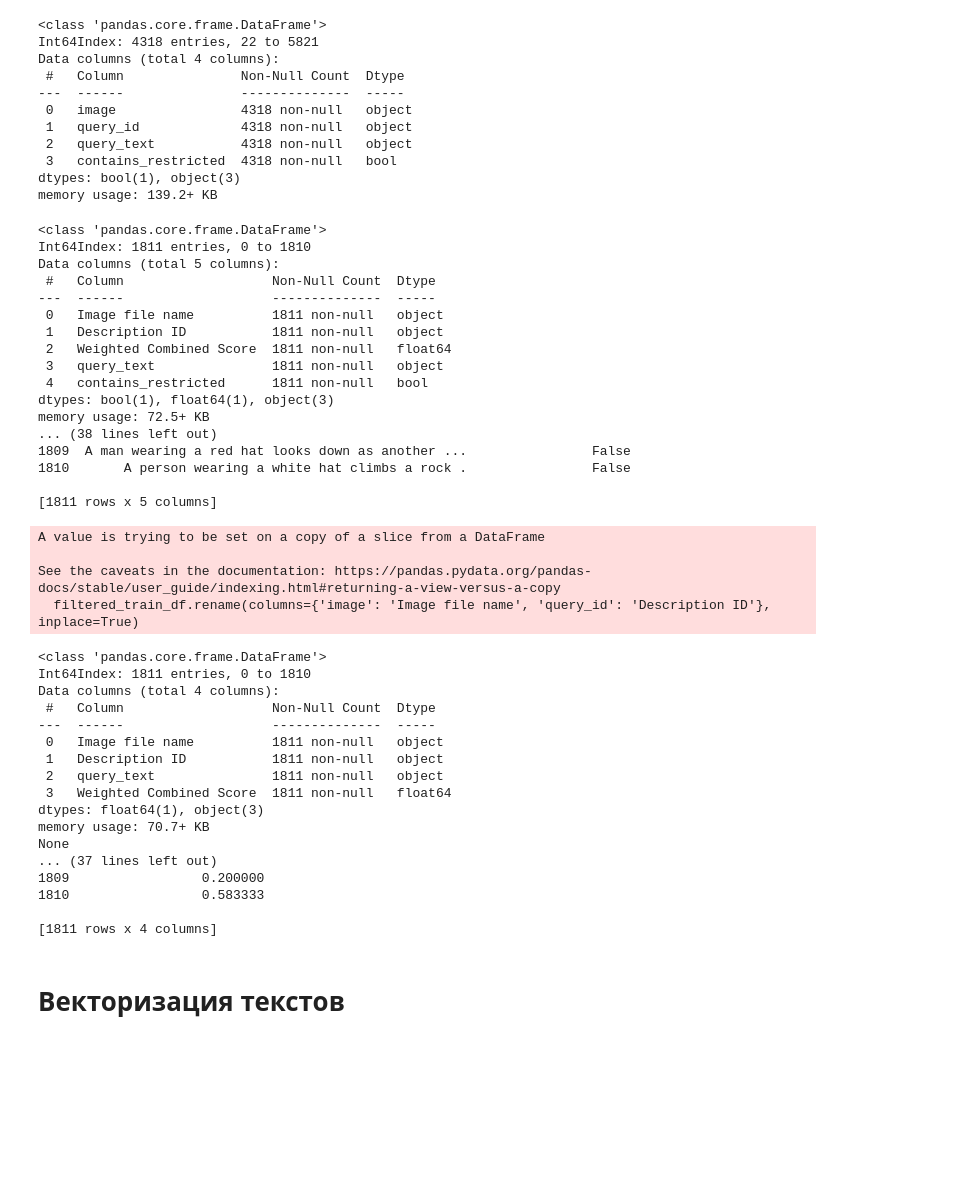
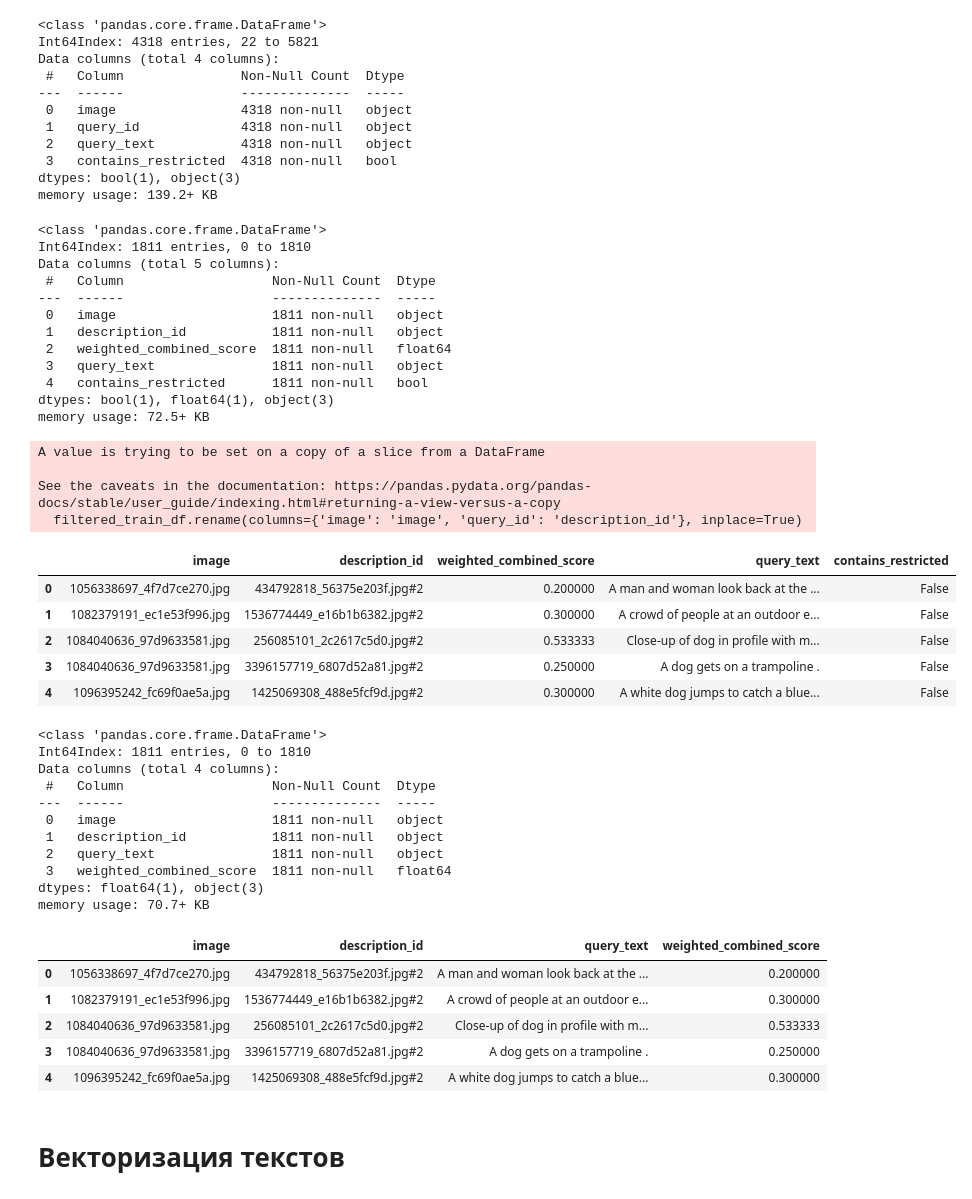
Before and after one commit to GasimV/Text-Image-Matching, a Jupyter notebook: text_image_matching.ipynb, the cells around one changed output. Saved outputs shown, nothing was run; the diff lists cells and outputs as text; code cells hidden in the pictures; blank space fills up the shorter version.

```diff
--- a/text_image_matching.ipynb
+++ b/text_image_matching.ipynb
@@ -304,13 +303,13 @@ score_description, unique_images, unique_descriptions
 # Проверка данных
 # %%
 # Загрузим датасет
-file_path = '/content/drive/My Drive/train_dataset.csv'
+file_path = os.path.join(DATA_PATH, 'train_dataset.csv')
 train_dataset = pd.read_csv(file_path)
 
 # Отобразим первые несколько строк набора данных и его основную информацию.
-print(train_dataset.info())
+train_dataset.info()
 print()
-print(train_dataset.head())
+display(train_dataset.head())
 # %% [output]
 <class 'pandas.core.frame.DataFrame'>
 RangeIndex: 5822 entries, 0 to 5821
@@ -380,61 +372,62 @@ dtypes: bool(1), object(3)
 memory usage: 139.2+ KB
 # %%
 # Шаг 1. Переименуем столбцы в filtered_train_df, чтобы они соответствовали annotations_df.
-filtered_train_df.rename(columns={'image': 'Image file name', 'query_id': 'Description ID'}, inplace=True)
+filtered_train_df.rename(columns={'image': 'image', 'query_id': 'description_id'}, inplace=True)
 
 # Шаг 2. Объединим annotations_df с filtered_train_df
-pre_train_df = pd.merge(annotations_df, filtered_train_df, on=['Image file name', 'Description ID'])
+pre_train_df = pd.merge(annotations_df, filtered_train_df, on=['image', 'description_id'])
 
 # Проверка результата
-print(pre_train_df.info())
+pre_train_df.info()
 print()
-print(pre_train_df)
+display(pre_train_df.head())
 # %% [output]
 <class 'pandas.core.frame.DataFrame'>
 Int64Index: 1811 entries, 0 to 1810
 Data columns (total 5 columns):
  #   Column                   Non-Null Count  Dtype
 ---  ------                   --------------  -----
- 0   Image file name          1811 non-null   object
- 1   Description ID           1811 non-null   object
- 2   Weighted Combined Score  1811 non-null   float64
+ 0   image                    1811 non-null   object
+ 1   description_id           1811 non-null   object
+ 2   weighted_combined_score  1811 non-null   float64
  3   query_text               1811 non-null   object
  4   contains_restricted      1811 non-null   bool
 dtypes: bool(1), float64(1), object(3)
 memory usage: 72.5+ KB
-... (38 lines left out)
-1809  A man wearing a red hat looks down as another ...                False
-1810       A person wearing a white hat climbs a rock .                False
-
-[1811 rows x 5 columns]
 A value is trying to be set on a copy of a slice from a DataFrame
 
 See the caveats in the documentation: https://pandas.pydata.org/pandas-docs/stable/user_guide/indexing.html#returning-a-view-versus-a-copy
-  filtered_train_df.rename(columns={'image': 'Image file name', 'query_id': 'Description ID'}, inplace=True)
+  filtered_train_df.rename(columns={'image': 'image', 'query_id': 'description_id'}, inplace=True)
+|  | image | description_id | weighted_combined_score | query_text | contains_restricted |
+| 0 | 1056338697_4f7d7ce270.jpg | 434792818_56375e203f.jpg#2 | 0.200000 | A man and woman look back at the ... | False |
+| 1 | 1082379191_ec1e53f996.jpg | 1536774449_e16b1b6382.jpg#2 | 0.300000 | A crowd of people at an outdoor e... | False |
+| 2 | 1084040636_97d9633581.jpg | 256085101_2c2617c5d0.jpg#2 | 0.533333 | Close-up of dog in profile with m... | False |
+| 3 | 1084040636_97d9633581.jpg | 3396157719_6807d52a81.jpg#2 | 0.250000 | A dog gets on a trampoline . | False |
+| 4 | 1096395242_fc69f0ae5a.jpg | 1425069308_488e5fcf9d.jpg#2 | 0.300000 | A white dog jumps to catch a blue... | False |
 # %%
-pre_train_df = pre_train_df[['Image file name', 'Description ID',
-                             'query_text', 'Weighted Combined Score']]
-print(pre_train_df.info())
+pre_train_df = pre_train_df[['image', 'description_id',
+                             'query_text', 'weighted_combined_score']]
+pre_train_df.info()
 print()
-print(pre_train_df)
+display(pre_train_df.head())
 # %% [output]
 <class 'pandas.core.frame.DataFrame'>
 Int64Index: 1811 entries, 0 to 1810
 Data columns (total 4 columns):
  #   Column                   Non-Null Count  Dtype
 ---  ------                   --------------  -----
- 0   Image file name          1811 non-null   object
- 1   Description ID           1811 non-null   object
+ 0   image                    1811 non-null   object
+ 1   description_id           1811 non-null   object
  2   query_text               1811 non-null   object
- 3   Weighted Combined Score  1811 non-null   float64
+ 3   weighted_combined_score  1811 non-null   float64
 dtypes: float64(1), object(3)
 memory usage: 70.7+ KB
-None
-... (37 lines left out)
-1809                 0.200000
-1810                 0.583333
-
-[1811 rows x 4 columns]
+|  | image | description_id | query_text | weighted_combined_score |
+| 0 | 1056338697_4f7d7ce270.jpg | 434792818_56375e203f.jpg#2 | A man and woman look back at the ... | 0.200000 |
+| 1 | 1082379191_ec1e53f996.jpg | 1536774449_e16b1b6382.jpg#2 | A crowd of people at an outdoor e... | 0.300000 |
+| 2 | 1084040636_97d9633581.jpg | 256085101_2c2617c5d0.jpg#2 | Close-up of dog in profile with m... | 0.533333 |
+| 3 | 1084040636_97d9633581.jpg | 3396157719_6807d52a81.jpg#2 | A dog gets on a trampoline . | 0.250000 |
+| 4 | 1096395242_fc69f0ae5a.jpg | 1425069308_488e5fcf9d.jpg#2 | A white dog jumps to catch a blue... | 0.300000 |
 # %% [markdown]
 # Векторизация текстов
 # %%
```
Also changed, not shown: parts of 24 cells of this notebook, 1 other file.
